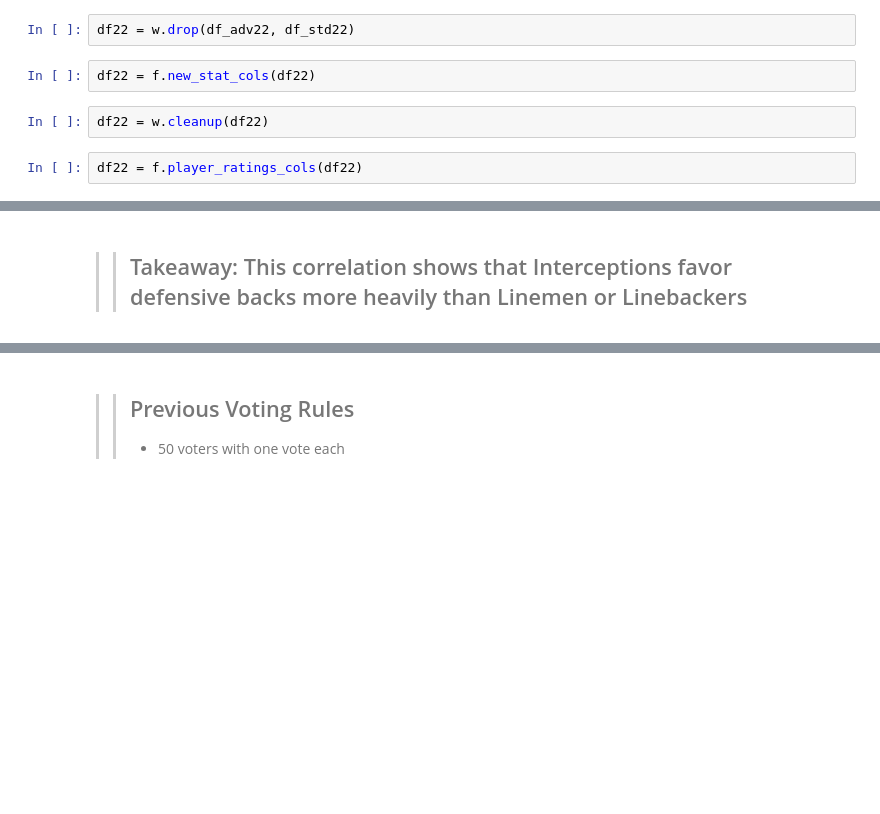
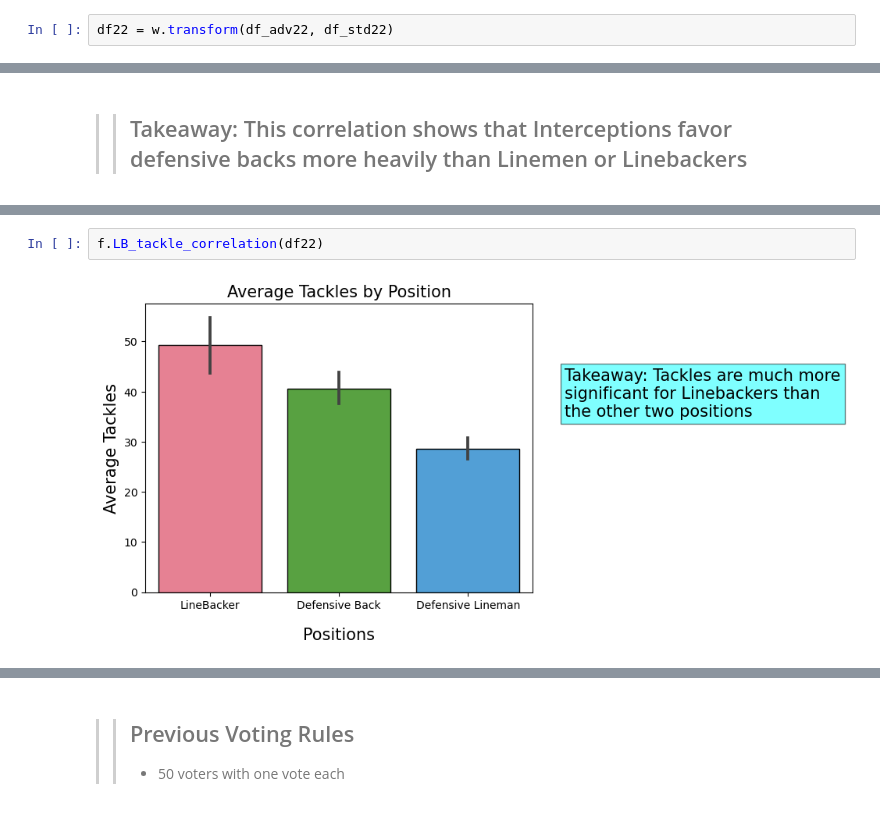
Before and after one commit to SHAWNSMITH16/individual_project, a Jupyter notebook: scratch.ipynb, the cells around one changed output, grey strips where cells are left out. Saved outputs shown, nothing was run; the diff lists cells and outputs as text; blank space fills up the shorter version.

```diff
--- a/scratch.ipynb
+++ b/scratch.ipynb
@@ -141,13 +112,7 @@ results21 = f.drumroll_please(df21, 99.5)
 # %% [markdown]
 <h1 style="background-color:PeachPuff;"></br><font size = "5"><center>2022
 # %%
-df22 = w.drop(df_adv22, df_std22)
+df22 = w.transform(df_adv22, df_std22)
-# %%
-df22 = f.new_stat_cols(df22)
-# %%
-df22 = w.cleanup(df22)
-# %%
-df22 = f.player_ratings_cols(df22)
 # %%
 results22 = f.drumroll_please(df22, 95.5)
 # %% [markdown]
@@ -219,0 +151,4 @@ plt.show()
+# %%
+f.LB_tackle_correlation(df22)
+# %% [output]
+[figure, added]
```
Also changed, not shown: parts of 42 cells of this notebook.
